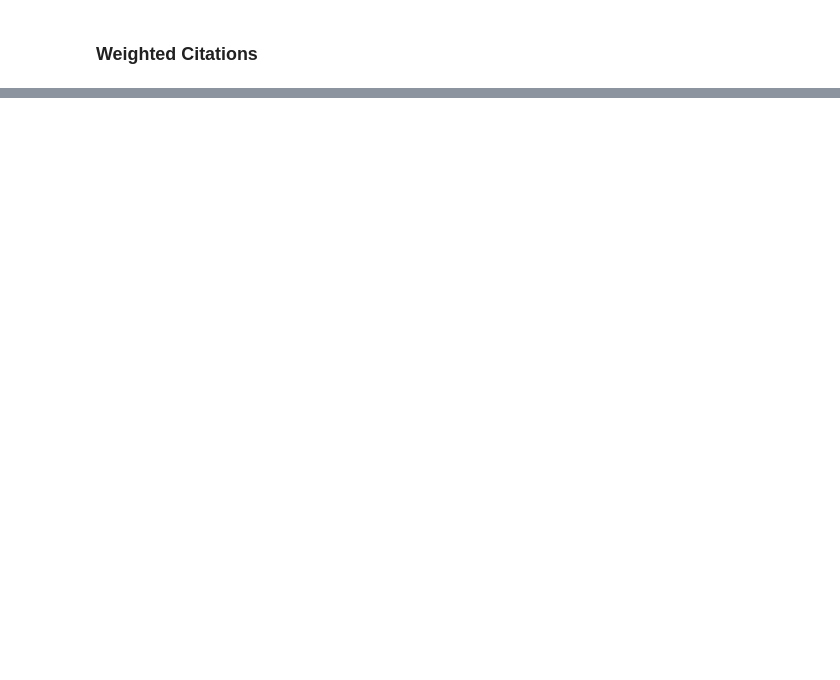
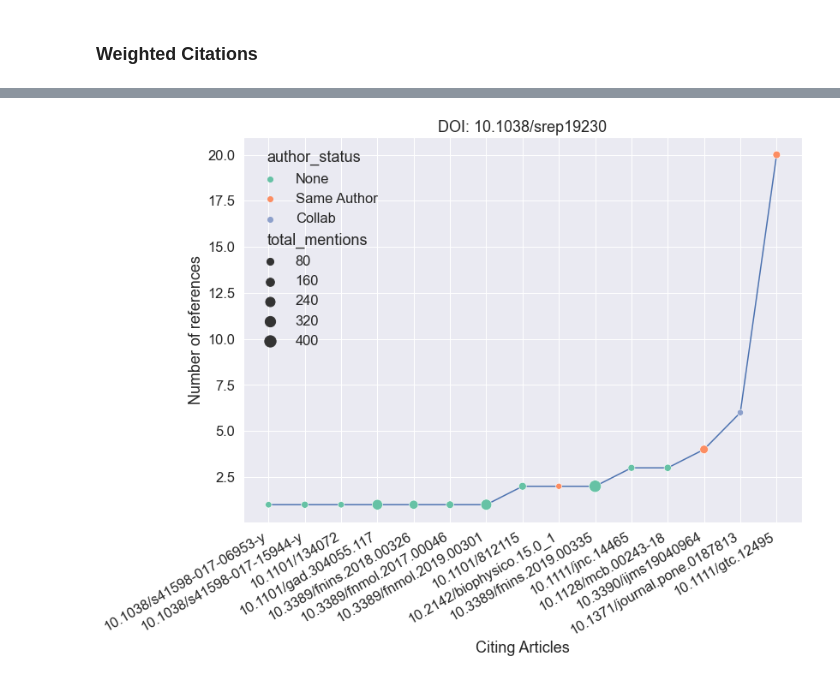
Before and after one commit to Bubblbu/citation-provenance-paper, a Jupyter notebook: notebooks/exploration_weighted_citation_counts.ipynb, the cells around one changed output, grey strips where cells are left out. Cells and saved outputs as stored; diff of their text form; code cells hidden in the pictures; blank space fills up the shorter version.

```diff
--- a/notebooks/exploration_weighted_citation_counts.ipynb
+++ b/notebooks/exploration_weighted_citation_counts.ipynb
@@ -139,0 +277,9 @@ df = articles.dropna().rank(ascending=False, pct=True).sort_values("mean_weighte
+# %%
+doi = "10.1038/srep19230"
+pdf = source_target_counts[source_target_counts.target==doi].copy()
+pdf["ref_rank"] = pdf.mentions.rank(method="first")
+pdf["weighted_mentions"] = pdf["weighted_mentions"]*100
+pdf = pdf.sort_values("ref_rank")
+pdf["author_status"] = ["None", "None", "None", "None", "None", "None", "None", "None", "Same Author", "None", "None", "None", "Same Author", "Collab", "Same Author"]
+pdf2 = pdf
+pdf
@@ -139,0 +303,10 @@ df = articles.dropna().rank(ascending=False, pct=True).sort_values("mean_weighte
+# %%
+sns.lineplot(x="ref_rank", y="mentions", data=pdf, zorder=1)
+sns.scatterplot(x="ref_rank", y="mentions", data=pdf, size="total_mentions", hue="author_status", sizes=(50,200), legend=True, zorder=2, palette="Set2")
+
+plt.xticks(ticks=range(1,len(pdf)+1), labels=pdf.source.tolist(), rotation=30, ha="right");
+plt.title(f"DOI: {doi}")
+plt.xlabel("Citing Articles")
+plt.ylabel("Number of references");
+# %% [output]
+[figure, added]
```
Also changed, not shown: parts of 34 cells of this notebook.
